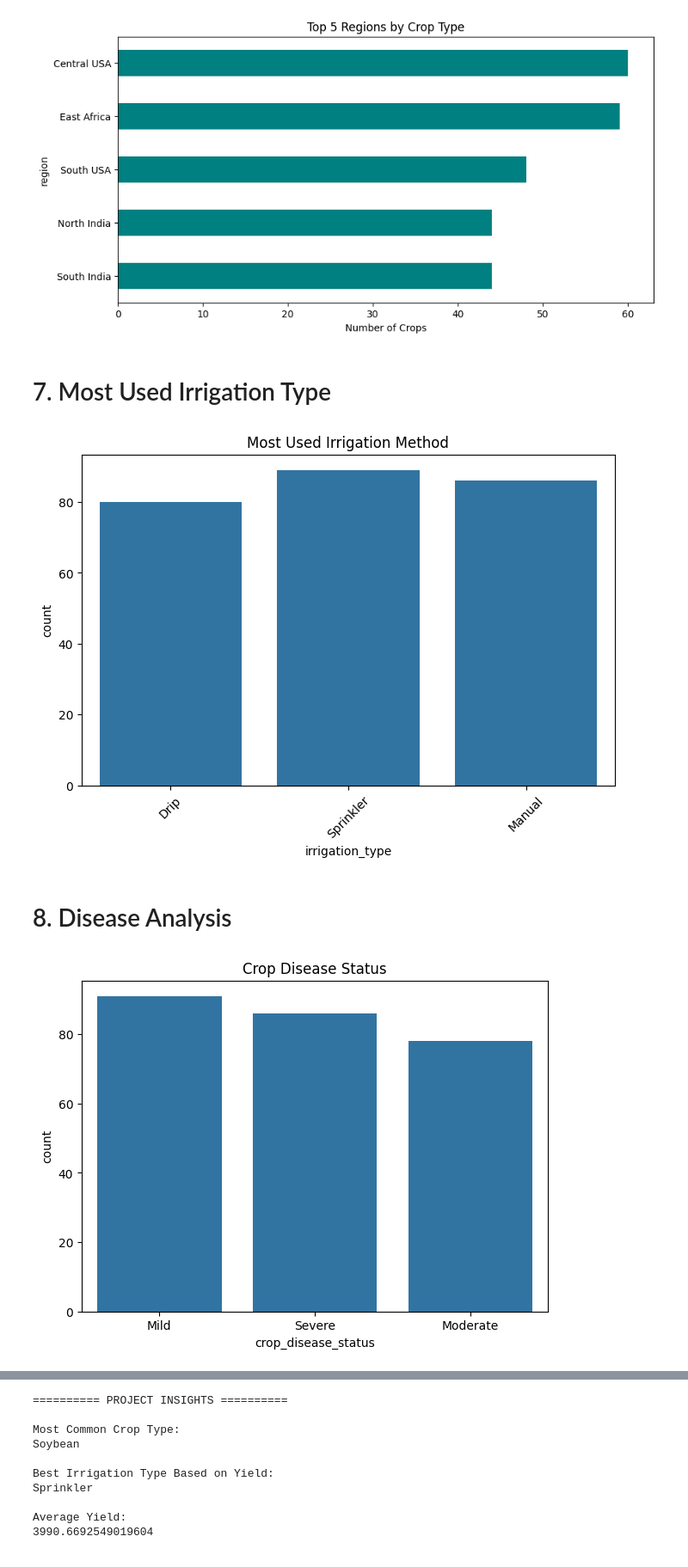
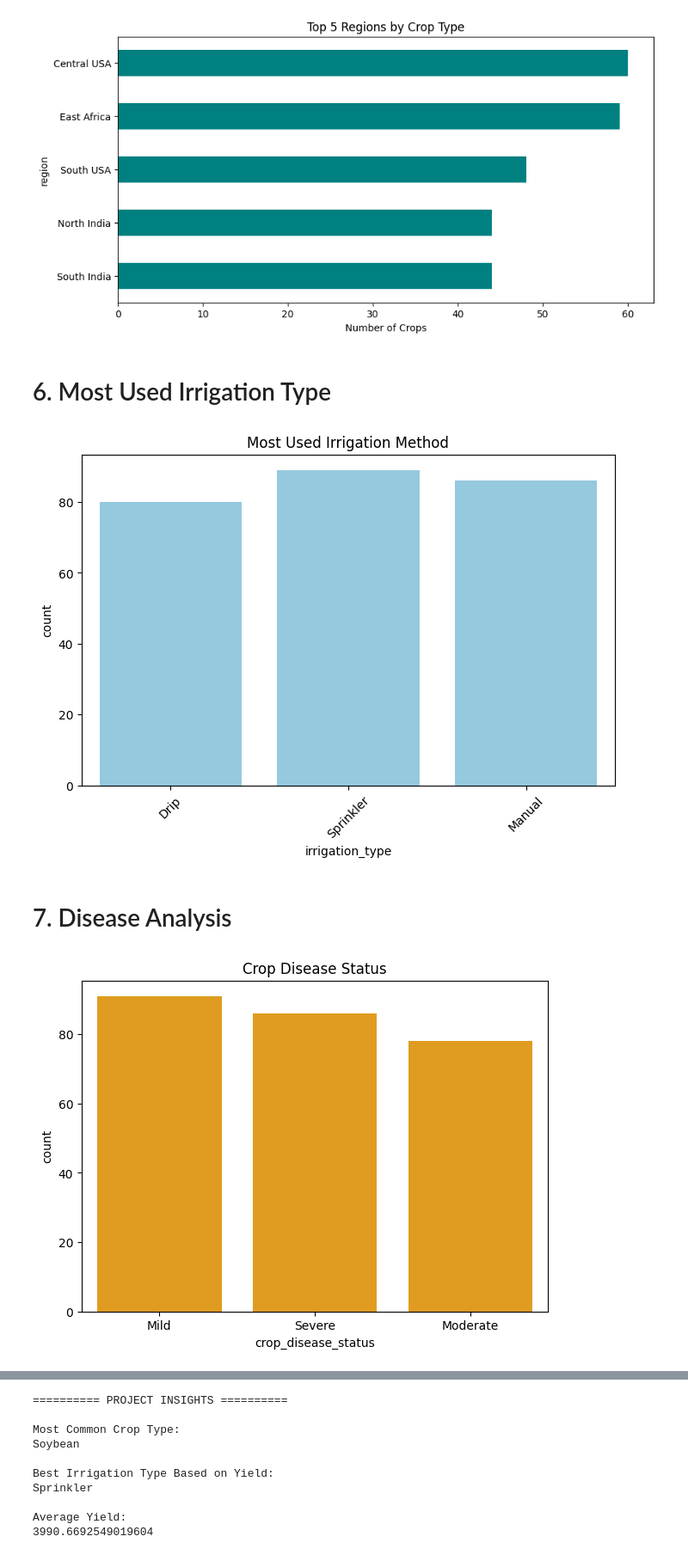
Before and after one commit to balkrishna-16/Datascience-in-Python, a Jupyter notebook: Project_SMart_Farming.ipynb, the cells around one changed output, grey strips where cells are left out. Shown at 86% size. Saved outputs shown, nothing was run; the diff lists cells and outputs as text; code cells hidden in the pictures.

Commit message:
#Project Work on the topic of "Crop Yield prediction in Agriculture

```diff
--- a/Project_SMart_Farming.ipynb
+++ b/Project_SMart_Farming.ipynb
@@ -166,22 +154,22 @@ plt.show()
 # %% [output]
 [figure]
 # %% [markdown]
-# 7. Most Used Irrigation Type
+# 6. Most Used Irrigation Type
 # %%
 plt.figure(figsize=(8,5))
-sns.countplot(x='irrigation_type', data=sf)
+sns.countplot(x='irrigation_type', data=sf,color='skyblue')
 plt.title("Most Used Irrigation Method")
 plt.xticks(rotation=45)
 plt.show()
 # %% [output]
-[figure, old version]
+[figure, new version]
 # %% [markdown]
-# 8. Disease Analysis
+# 7. Disease Analysis
 # %%
 plt.figure(figsize=(7,5))
-sns.countplot(x='crop_disease_status', data=sf)
+sns.countplot(x='crop_disease_status', data=sf,color='orange')
 plt.title("Crop Disease Status")
 plt.show()
 # %% [output]
-[figure, old version]
+[figure, new version]
 # %% [markdown]
```
Also changed, not shown: parts of 15 cells of this notebook.
